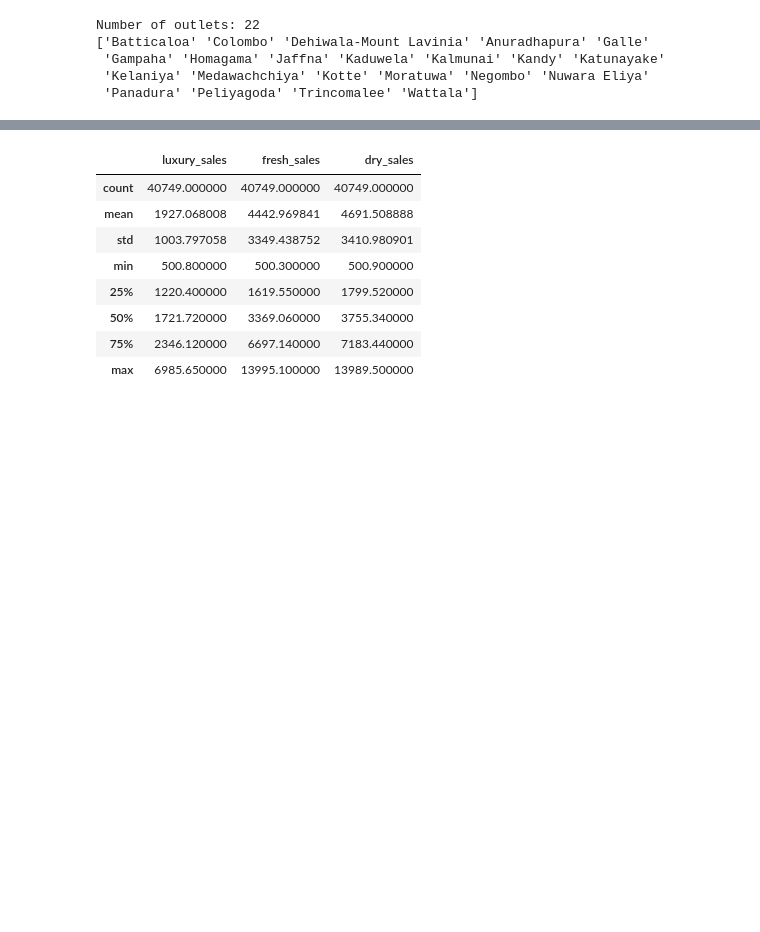
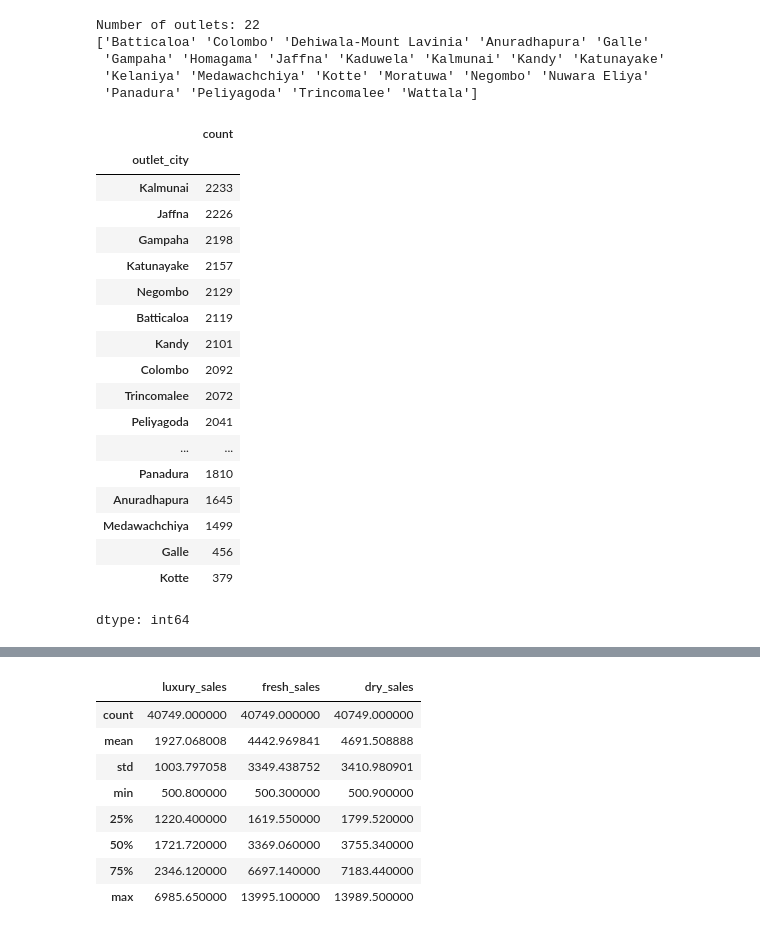
Before and after one commit to Krishnadayal/Data-Science-Project-Lifecycle, a Jupyter notebook: finalised_test.ipynb, the cells around one changed output, grey strips where cells are left out. Cells and saved outputs as stored; diff of their text form; code cells hidden in the pictures; blank space fills up the shorter version.

```diff
--- a/finalised_test.ipynb
+++ b/finalised_test.ipynb
@@ -426,3 +426,25 @@ Number of outlets: 22
  'Gampaha' 'Homagama' 'Jaffna' 'Kaduwela' 'Kalmunai' 'Kandy' 'Katunayake'
  'Kelaniya' 'Medawachchiya' 'Kotte' 'Moratuwa' 'Negombo' 'Nuwara Eliya'
  'Panadura' 'Peliyagoda' 'Trincomalee' 'Wattala']
+# %%
+kj_test["outlet_city"].value_counts()
+# %% [output]
+|  | count |
+| outlet_city |  |
+| Kalmunai | 2233 |
+| Jaffna | 2226 |
+| Gampaha | 2198 |
+| Katunayake | 2157 |
+| Negombo | 2129 |
+| Batticaloa | 2119 |
+| Kandy | 2101 |
+| Colombo | 2092 |
+| Trincomalee | 2072 |
+| Peliyagoda | 2041 |
+| ... | ... |
+| Panadura | 1810 |
+| Anuradhapura | 1645 |
+| Medawachchiya | 1499 |
+| Galle | 456 |
+| Kotte | 379 |
+dtype: int64
```
Also changed, not shown: parts of 2 cells of this notebook.
